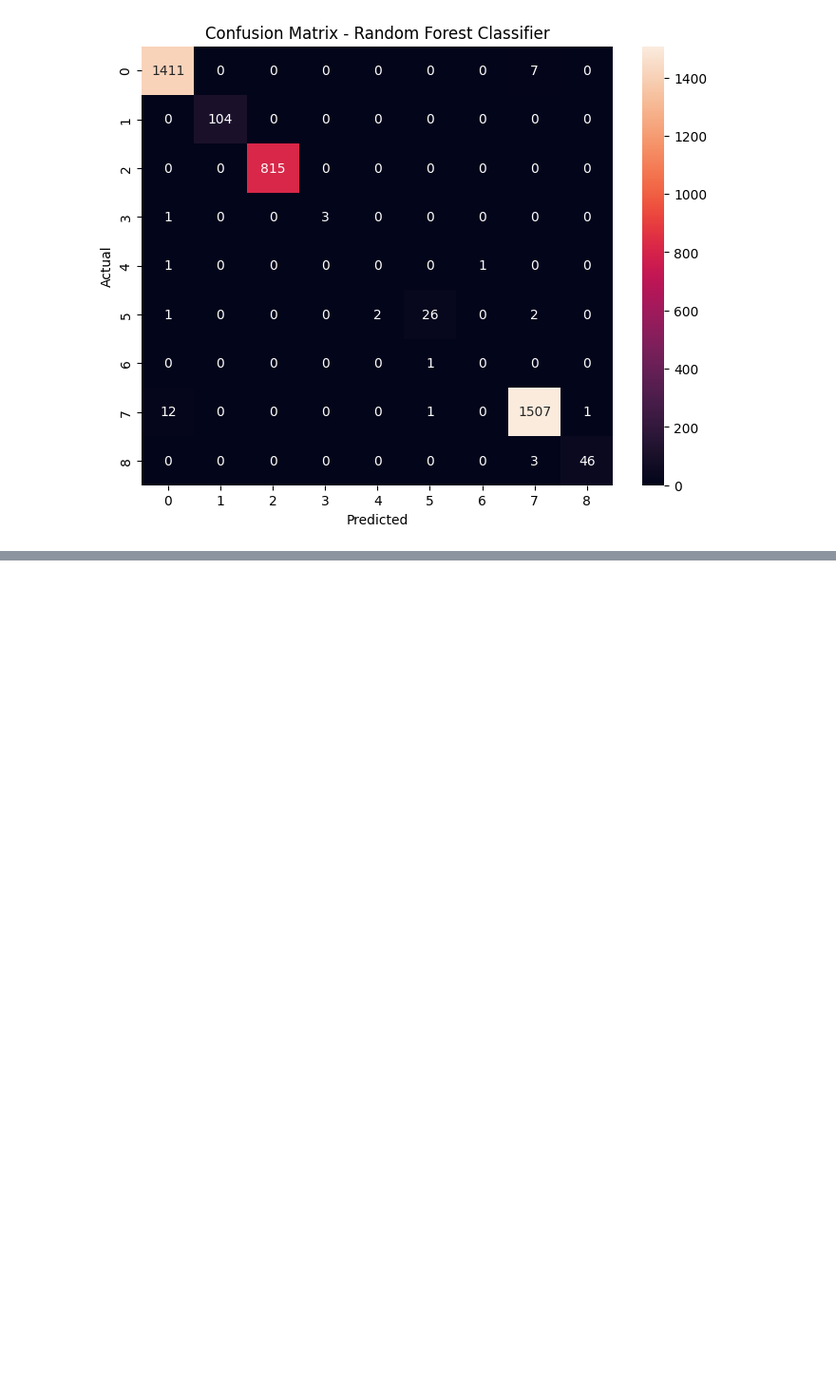
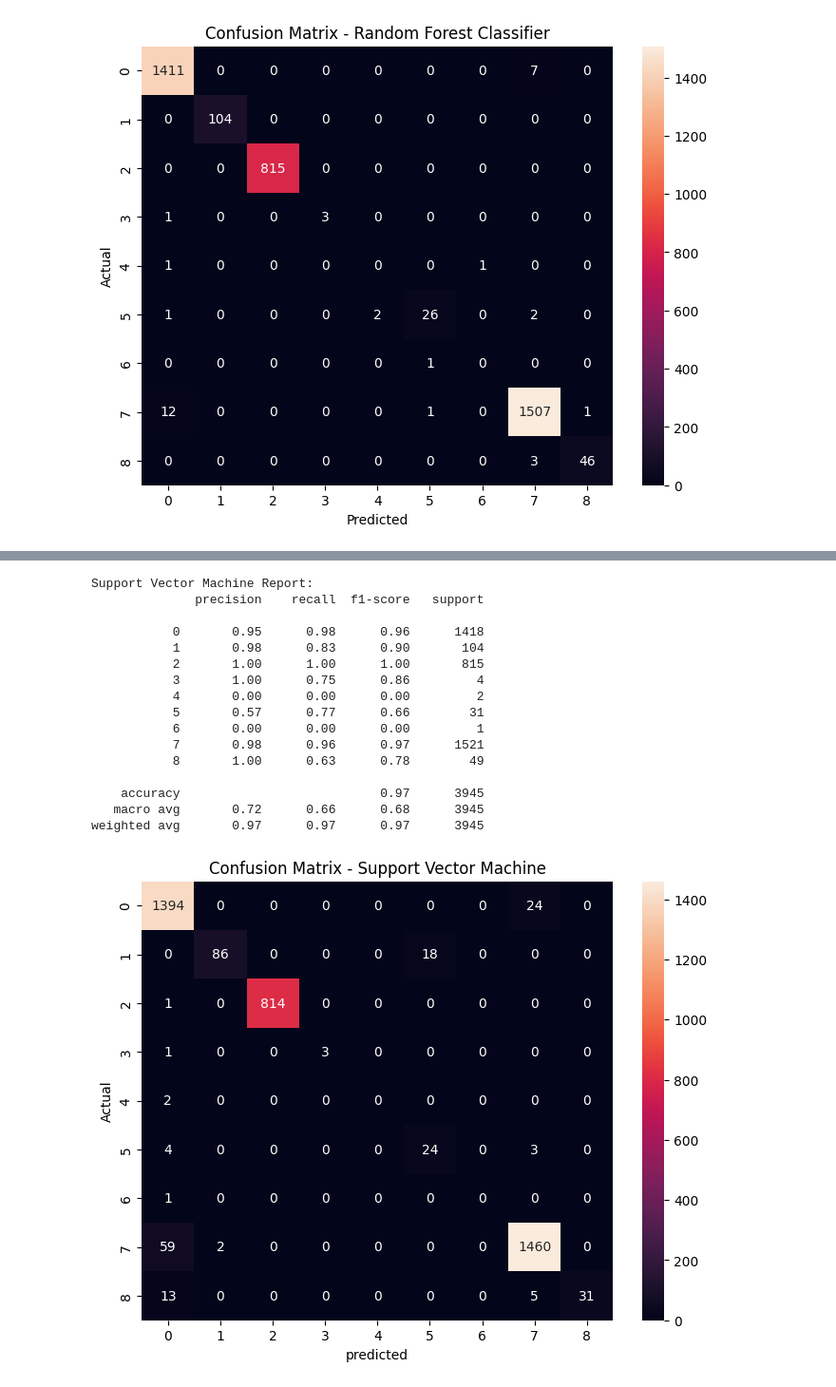
Before and after one commit to EfeDogan/Classification_and_Clustering_on_NetworkIDS_Dataset, a Jupyter notebook: assignment_4.ipynb, the cells around one changed output, grey strips where cells are left out. Shown at 95% size. Drawn from its saved outputs; the diff is of its cells as text; code cells hidden in the pictures; blank space fills up the shorter version.

```diff
--- a/assignment_4.ipynb
+++ b/assignment_4.ipynb
@@ -308,0 +351,34 @@ weighted avg       0.99      0.99      0.99      3945
+# %%
+# Support Vector Machine (SVM)
+svm = SVC()
+svm.fit(X_train, y_train)
+svm_pred = svm.predict(X_test)
+print("Support Vector Machine Report:")
+print(classification_report(y_test, svm_pred, zero_division=0))
+
+# Confusion Matrix for SVM
+cm_svm = confusion_matrix(y_test, svm_pred)
+plt.figure(figsize=(8,6))
+sns.heatmap(cm_svm, annot=True, fmt='d')
+plt.title('Confusion Matrix - Support Vector Machine')
+plt.xlabel('predicted')
+plt.ylabel('Actual')
+plt.show()
+# %% [output]
+Support Vector Machine Report:
+              precision    recall  f1-score   support
+
+           0       0.95      0.98      0.96      1418
+           1       0.98      0.83      0.90       104
+           2       1.00      1.00      1.00       815
+           3       1.00      0.75      0.86         4
+           4       0.00      0.00      0.00         2
+           5       0.57      0.77      0.66        31
+           6       0.00      0.00      0.00         1
+           7       0.98      0.96      0.97      1521
+           8       1.00      0.63      0.78        49
+
+    accuracy                           0.97      3945
+   macro avg       0.72      0.66      0.68      3945
+weighted avg       0.97      0.97      0.97      3945
+[figure, added]
```
Also changed, not shown: parts of 15 cells of this notebook, 1 other file.
